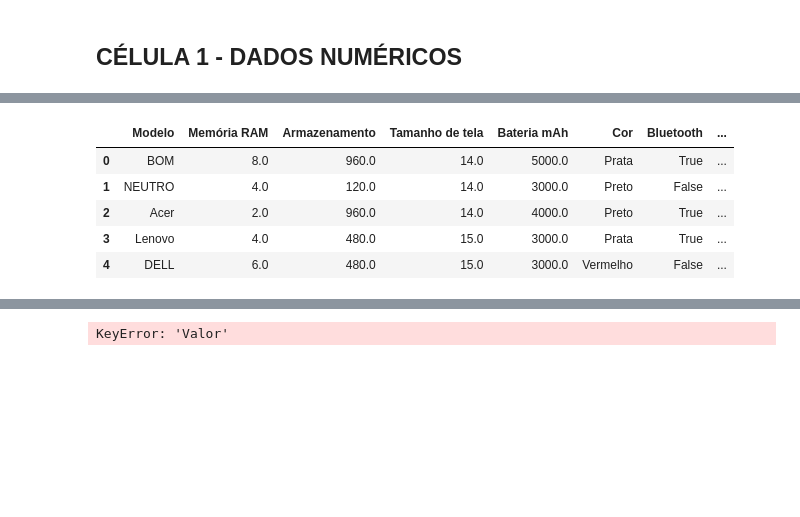
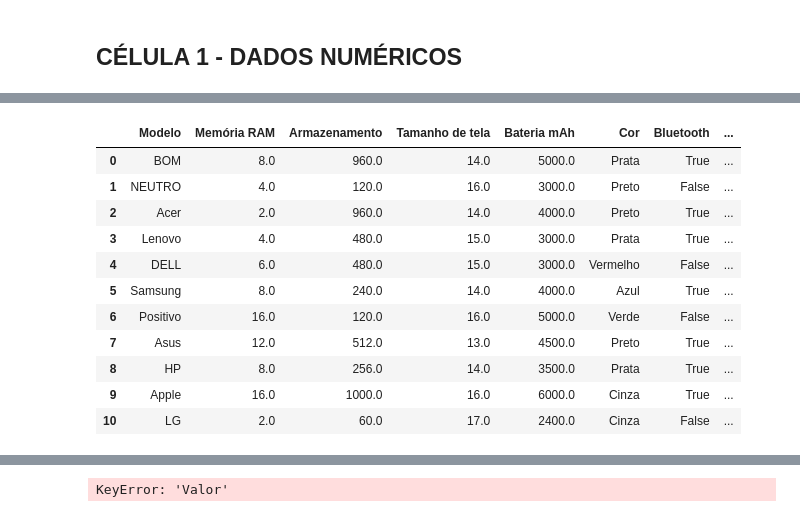
Before and after one commit to GianFadiga/MCDA_FS, a Jupyter notebook: mcda_py_test.ipynb, the cells around one changed output, grey strips where cells are left out. Cells and saved outputs as stored; diff of their text form; code cells hidden in the pictures; blank space fills up the shorter version.

```diff
--- a/mcda_py_test.ipynb
+++ b/mcda_py_test.ipynb
@@ -452,12 +484,18 @@ teste_df.head(15)
 # %%
-calculo_df.head()
+calculo_df.head(15)
 # %% [output]
 |  | Modelo | Memória RAM | Armazenamento | Tamanho de tela | Bateria mAh | Cor | Bluetooth | ... |
 | 0 | BOM | 8.0 | 960.0 | 14.0 | 5000.0 | Prata | True | ... |
-| 1 | NEUTRO | 4.0 | 120.0 | 14.0 | 3000.0 | Preto | False | ... |
+| 1 | NEUTRO | 4.0 | 120.0 | 16.0 | 3000.0 | Preto | False | ... |
 | 2 | Acer | 2.0 | 960.0 | 14.0 | 4000.0 | Preto | True | ... |
 | 3 | Lenovo | 4.0 | 480.0 | 15.0 | 3000.0 | Prata | True | ... |
 | 4 | DELL | 6.0 | 480.0 | 15.0 | 3000.0 | Vermelho | False | ... |
+| 5 | Samsung | 8.0 | 240.0 | 14.0 | 4000.0 | Azul | True | ... |
+| 6 | Positivo | 16.0 | 120.0 | 16.0 | 5000.0 | Verde | False | ... |
+| 7 | Asus | 12.0 | 512.0 | 13.0 | 4500.0 | Preto | True | ... |
+| 8 | HP | 8.0 | 256.0 | 14.0 | 3500.0 | Prata | True | ... |
+| 9 | Apple | 16.0 | 1000.0 | 16.0 | 6000.0 | Cinza | True | ... |
+| 10 | LG | 2.0 | 60.0 | 17.0 | 2400.0 | Cinza | False | ... |
 # %%
 df_analise.head(15)
 # %% [output]
```
Also changed, not shown: parts of 3 cells of this notebook.
